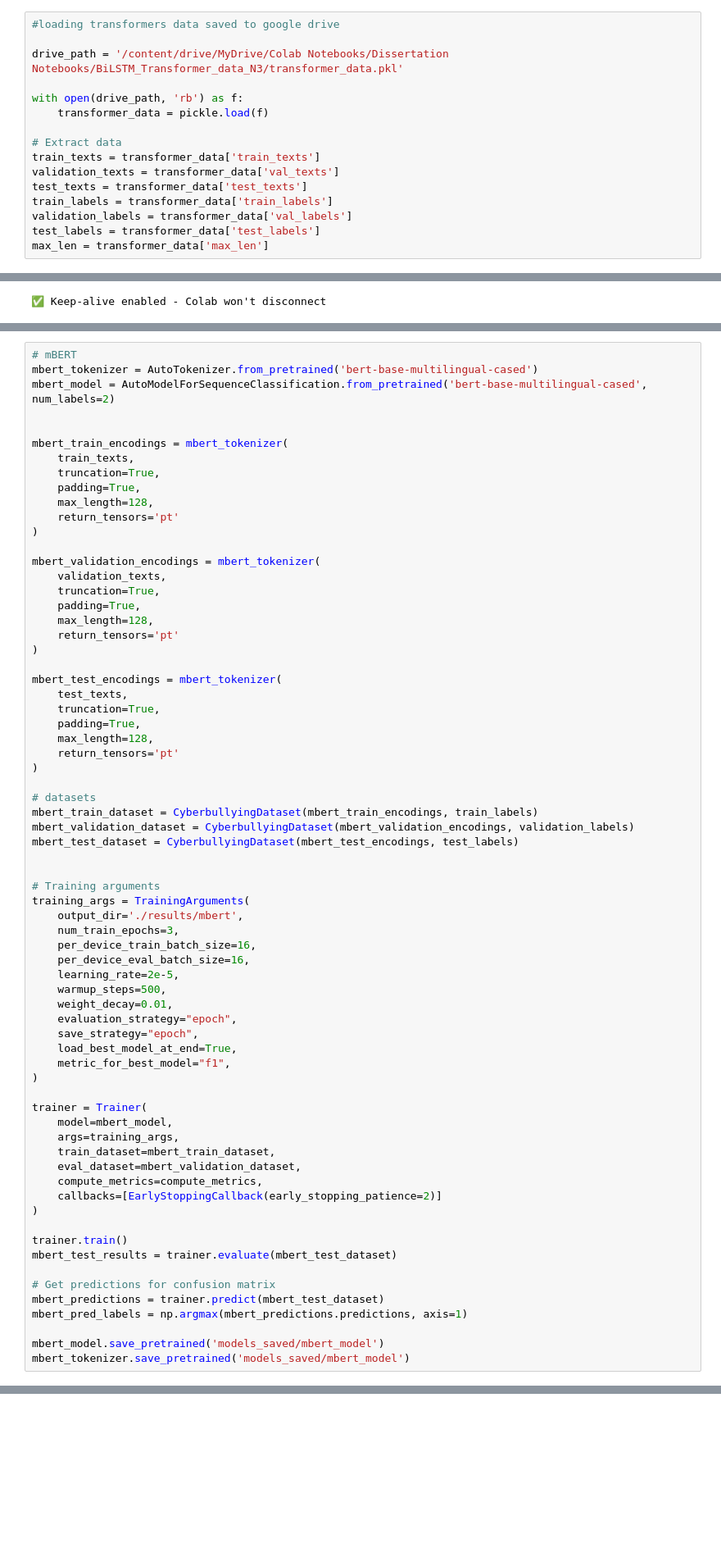
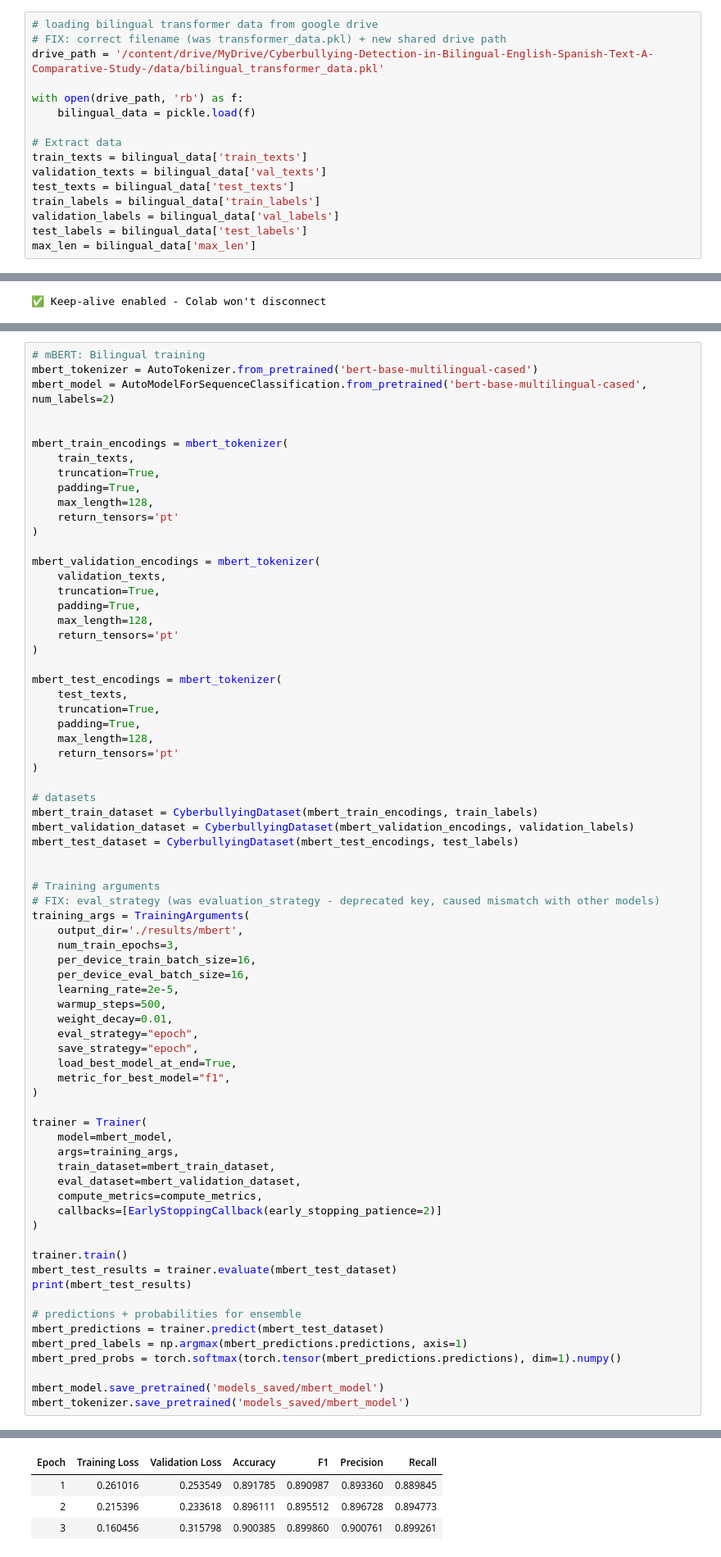
Before and after one commit to YusrahS/Cyberbullying-Detection-in-Bilingual-English-Spanish-Text-A-Comparative-Study-, a Jupyter notebook: Notebooks/Notebook_5_Transformers.ipynb, the cells around one changed output, grey strips where cells are left out. Shown at 82% size. Cells and saved outputs as stored; diff of their text form; blank space fills up the shorter version.

```diff
--- a/Notebooks/Notebook_5_Transformers.ipynb
+++ b/Notebooks/Notebook_5_Transformers.ipynb
@@ -106,16 +118,16 @@ warnings.filterwarnings('ignore')
 # %%
-#loading transformers data saved to google drive
-
-drive_path = '/content/drive/MyDrive/Colab Notebooks/Dissertation Notebooks/BiLSTM_Transformer_data_N3/transformer_data.pkl'
+# loading bilingual transformer data from google drive
+# FIX: correct filename (was transformer_data.pkl) + new shared drive path
+drive_path = '/content/drive/MyDrive/Cyberbullying-Detection-in-Bilingual-English-Spanish-Text-A-Comparative-Study-/data/bilingual_transformer_data.pkl'
 
 with open(drive_path, 'rb') as f:
-    transformer_data = pickle.load(f)
+    bilingual_data = pickle.load(f)
 
 # Extract data
-train_texts = transformer_data['train_texts']
-validation_texts = transformer_data['val_texts']
-test_texts = transformer_data['test_texts']
-train_labels = transformer_data['train_labels']
-validation_labels = transformer_data['val_labels']
-test_labels = transformer_data['test_labels']
-max_len = transformer_data['max_len']
+train_texts = bilingual_data['train_texts']
+validation_texts = bilingual_data['val_texts']
+test_texts = bilingual_data['test_texts']
+train_labels = bilingual_data['train_labels']
+validation_labels = bilingual_data['val_labels']
+test_labels = bilingual_data['test_labels']
+max_len = bilingual_data['max_len']
@@ -241,5 +488,5 @@ KeyboardInterrupt:
 # %%
-# mBERT
+# mBERT: Bilingual training
 mbert_tokenizer = AutoTokenizer.from_pretrained('bert-base-multilingual-cased')
 mbert_model = AutoModelForSequenceClassification.from_pretrained('bert-base-multilingual-cased', num_labels=2)
 
@@ -275,6 +522,7 @@ mbert_test_dataset = CyberbullyingDataset(mbert_test_encodings, test_labels)
 
 
 # Training arguments
+# FIX: eval_strategy (was evaluation_strategy - deprecated key, caused mismatch with other models)
 training_args = TrainingArguments(
     output_dir='./results/mbert',
     num_train_epochs=3,
@@ -283,7 +531,7 @@ training_args = TrainingArguments(
     learning_rate=2e-5,
     warmup_steps=500,
     weight_decay=0.01,
-    evaluation_strategy="epoch",
+    eval_strategy="epoch",
     save_strategy="epoch",
     load_best_model_at_end=True,
     metric_for_best_model="f1",
@@ -300,10 +548,13 @@ trainer = Trainer(
 
 trainer.train()
 mbert_test_results = trainer.evaluate(mbert_test_dataset)
+print(mbert_test_results)
 
-# Get predictions for confusion matrix
+# predictions + probabilities for ensemble
 mbert_predictions = trainer.predict(mbert_test_dataset)
 mbert_pred_labels = np.argmax(mbert_predictions.predictions, axis=1)
+mbert_pred_probs = torch.softmax(torch.tensor(mbert_predictions.predictions), dim=1).numpy()
 
 mbert_model.save_pretrained('models_saved/mbert_model')
 mbert_tokenizer.save_pretrained('models_saved/mbert_model')
+# %% [output]
@@ -309,0 +580,4 @@ mbert_tokenizer.save_pretrained('models_saved/mbert_model')
+| Epoch | Training Loss | Validation Loss | Accuracy | F1 | Precision | Recall |
+| 1 | 0.261016 | 0.253549 | 0.891785 | 0.890987 | 0.893360 | 0.889845 |
+| 2 | 0.215396 | 0.233618 | 0.896111 | 0.895512 | 0.896728 | 0.894773 |
+| 3 | 0.160456 | 0.315798 | 0.900385 | 0.899860 | 0.900761 | 0.899261 |
```
Also changed, not shown: parts of 33 cells of this notebook.
